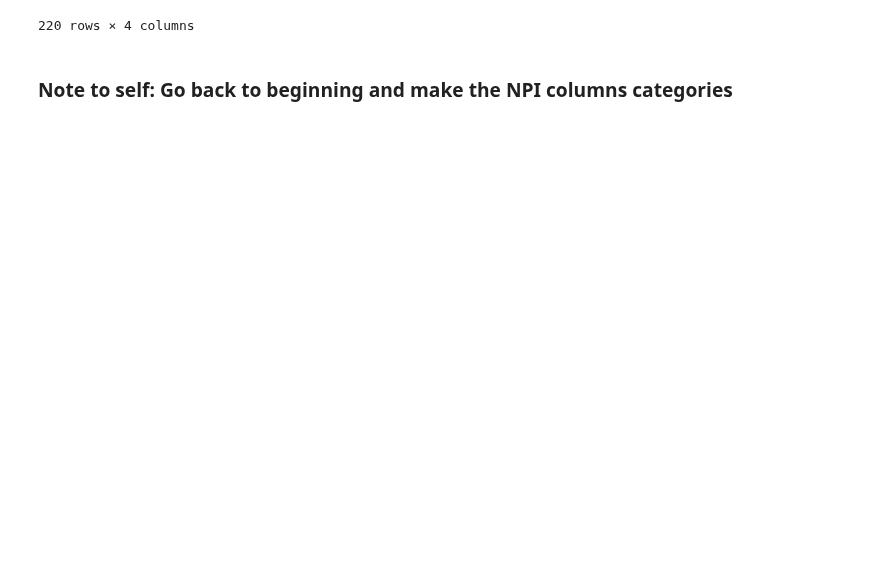
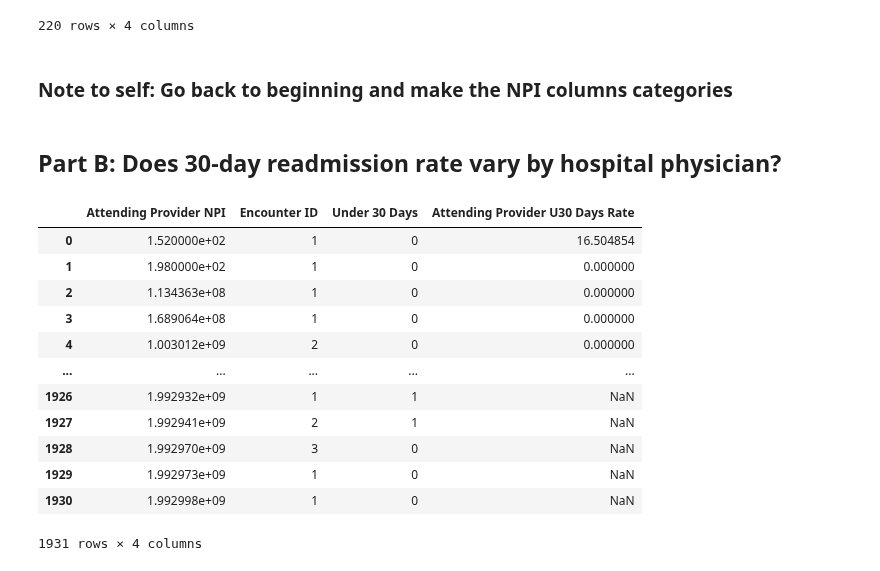
Before and after one commit to jrioross/ursa_health_hospital_readmissions, a Jupyter notebook: ursa_health_hospital_readmission.ipynb, the cells around one changed output. Saved outputs shown, nothing was run; the diff lists cells and outputs as text; code cells hidden in the pictures; blank space fills up the shorter version.

```diff
--- a/ursa_health_hospital_readmission.ipynb
+++ b/ursa_health_hospital_readmission.ipynb
@@ -398,4 +402,29 @@ facility_u30
 220 rows × 4 columns
 # %% [markdown]
 ### Note to self: Go back to beginning and make the NPI columns categories
+# %% [markdown]
+## Part B: Does 30-day readmission rate vary by hospital physician?
+# %%
+att_u30_ct = readmissions.groupby('Attending Provider NPI', as_index = False)['Under 30 Days'].sum()
+encounters_by_att = readmissions.groupby('Attending Provider NPI', as_index = False)['Encounter ID'].count()
+
+att_u30 = pd.merge(encounters_by_att, att_u30_ct, how = 'left')
+
+att_u30['Attending Provider U30 Days Rate'] = 100*facility_u30['Under 30 Days']/facility_u30['Encounter ID']
+att_u30
+#att_u30.sort_values('Under 30 Days', ascending = False)
+# %% [output]
+|  | Attending Provider NPI | Encounter ID | Under 30 Days | Attending Provider U30 Days Rate |
+| 0 | 1.520000e+02 | 1 | 0 | 16.504854 |
+| 1 | 1.980000e+02 | 1 | 0 | 0.000000 |
+| 2 | 1.134363e+08 | 1 | 0 | 0.000000 |
+| 3 | 1.689064e+08 | 1 | 0 | 0.000000 |
+| 4 | 1.003012e+09 | 2 | 0 | 0.000000 |
+| ... | ... | ... | ... | ... |
+| 1926 | 1.992932e+09 | 1 | 1 | NaN |
+| 1927 | 1.992941e+09 | 2 | 1 | NaN |
+| 1928 | 1.992970e+09 | 3 | 0 | NaN |
+| 1929 | 1.992973e+09 | 1 | 0 | NaN |
+| 1930 | 1.992998e+09 | 1 | 0 | NaN |
+1931 rows × 4 columns
 # %% [markdown]
```
Also changed, not shown: parts of 12 cells of this notebook.
